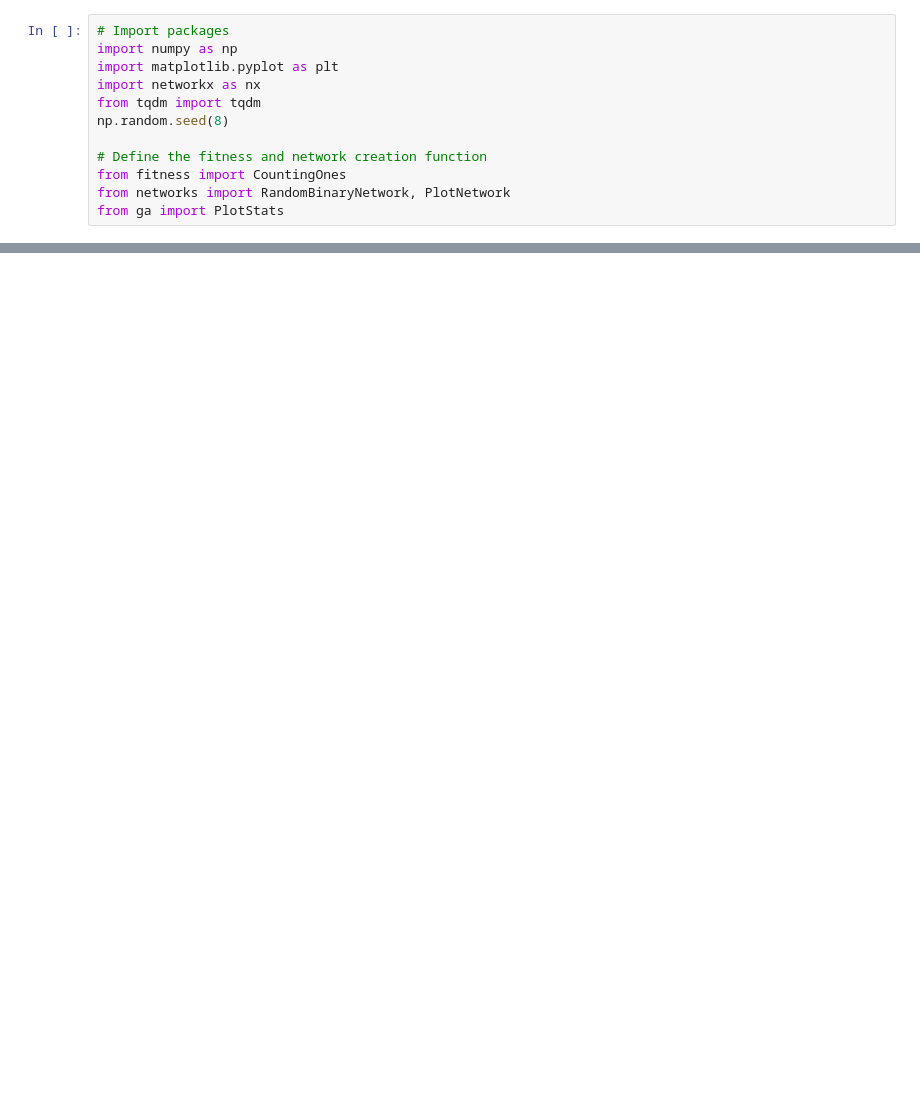
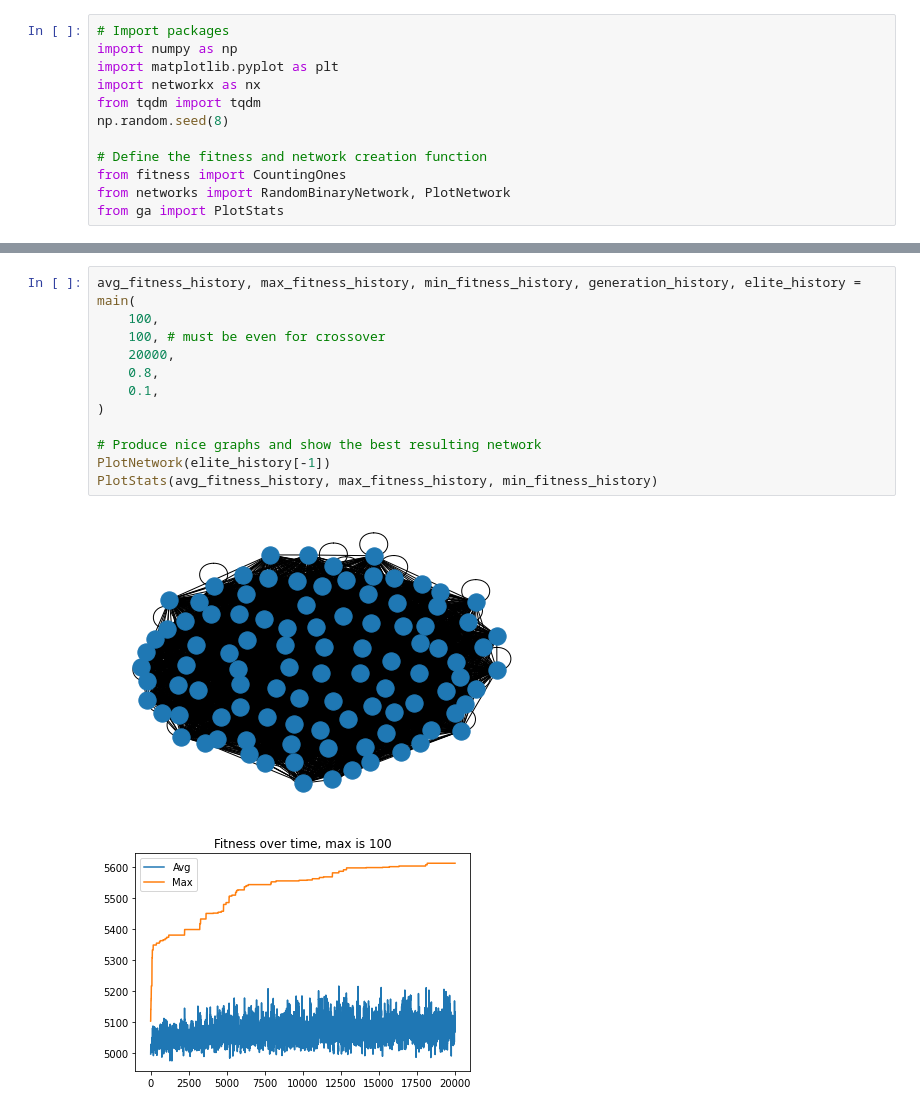
Before and after one commit to aymericvie/EvoNetworks, a Jupyter notebook: evon/complete_nw_search.ipynb, the cells around one changed output, grey strips where cells are left out. Cells and saved outputs as stored; diff of their text form; blank space fills up the shorter version.

```diff
--- a/evon/complete_nw_search.ipynb
+++ b/evon/complete_nw_search.ipynb
@@ -140,0 +141,15 @@ PlotStats(avg_fitness_history, max_fitness_history, min_fitness_history)
+# %%
+avg_fitness_history, max_fitness_history, min_fitness_history, generation_history, elite_history = main(
+    100,
+    100, # must be even for crossover
+    20000,
+    0.8,
+    0.1,
+)
+
+# Produce nice graphs and show the best resulting network
+PlotNetwork(elite_history[-1])
+PlotStats(avg_fitness_history, max_fitness_history, min_fitness_history)
+# %% [output]
+[figure, added]
+[figure, added]
```
Also changed, not shown: parts of 2 cells of this notebook.
